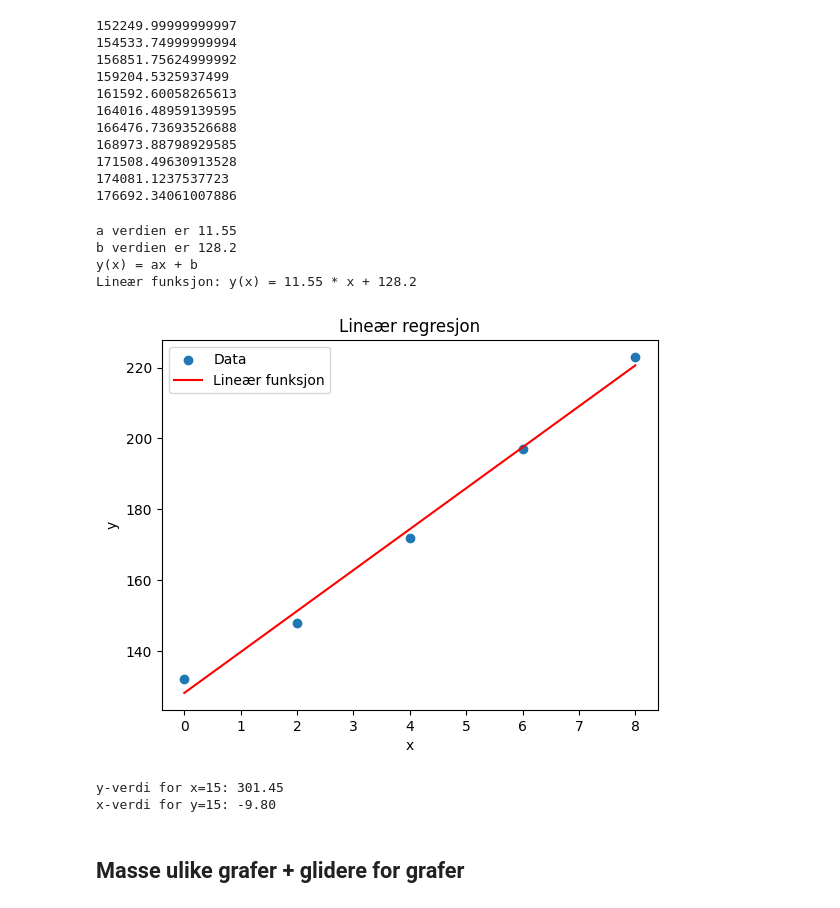
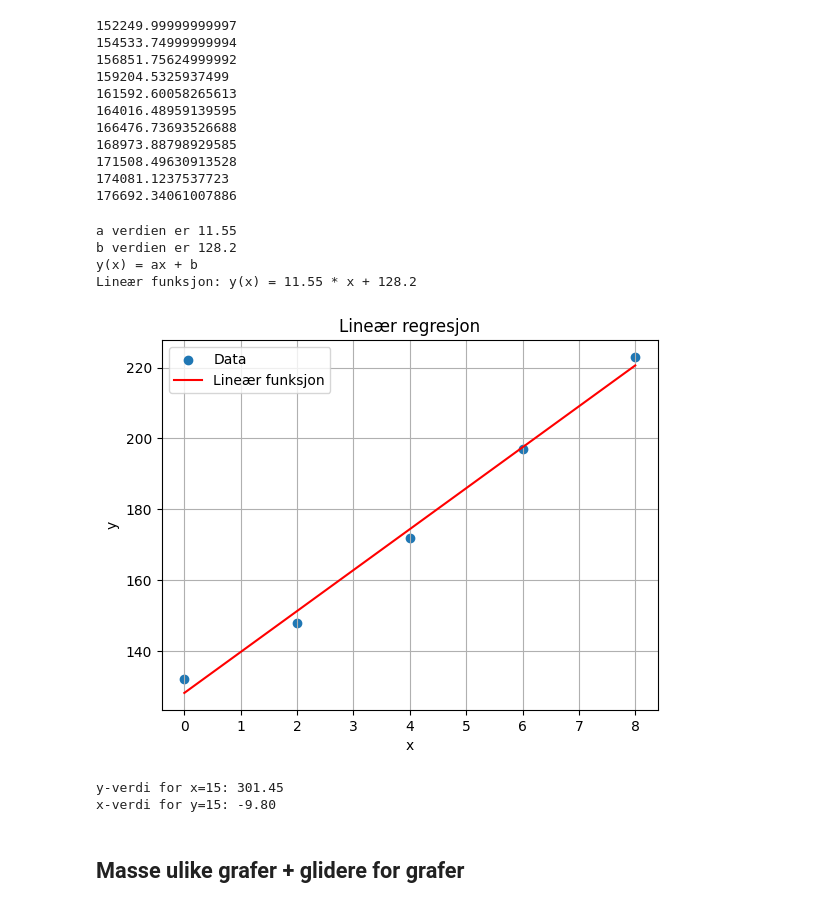
Before and after one commit to hanska91/Matematikk-2P-Y, a Jupyter notebook: Matematikkboka 2P-Y + Litt annet.ipynb, the cells around one changed output. Cells and saved outputs as stored; diff of their text form; code cells hidden in the pictures.

```diff
--- a/Matematikkboka 2P-Y + Litt annet.ipynb
+++ b/Matematikkboka 2P-Y + Litt annet.ipynb
@@ -3168,35 +3210,35 @@ def linear_func(x, a, b):
 
 # Skriv ut lineær funksjon
 print ("y(x) = ax + b")
 print("Lineær funksjon: y(x) = {:.2f} * x + {:.1f}".format(a, b))
 
 # Plot datasettet og lineær funksjon
 plt.scatter(x, y, label='Data')
 plt.plot(x, linear_func(x, a, b), label='Lineær funksjon',color ="r")
 plt.xlabel('x')            # Navn på x-aksen
 plt.ylabel('y')            # Navn på y-aksen
 plt.legend()
 
 # legg til en overskrift
 plt.title("Lineær regresjon")
-
+plt.grid(True)
 plt.show()
 
 # Finn y-verdien når x = ...
 x_val = 15
 y_val = b + (a*x_val)
 print(f"y-verdi for x={x_val}: {y_val:.2f}")
 
 # Finn x-verdien når y = …
 y_val = 15
 x_val = (y_val - b)/a
 print(f"x-verdi for y={y_val}: {x_val:.2f}")
 # %% [output]
 a verdien er 11.55
 b verdien er 128.2
 y(x) = ax + b
 Lineær funksjon: y(x) = 11.55 * x + 128.2
-[figure, old version]
+[figure, new version]
 y-verdi for x=15: 301.45
 x-verdi for y=15: -9.80
 # %% [markdown]
```
Also changed, not shown: parts of 20 cells of this notebook.
